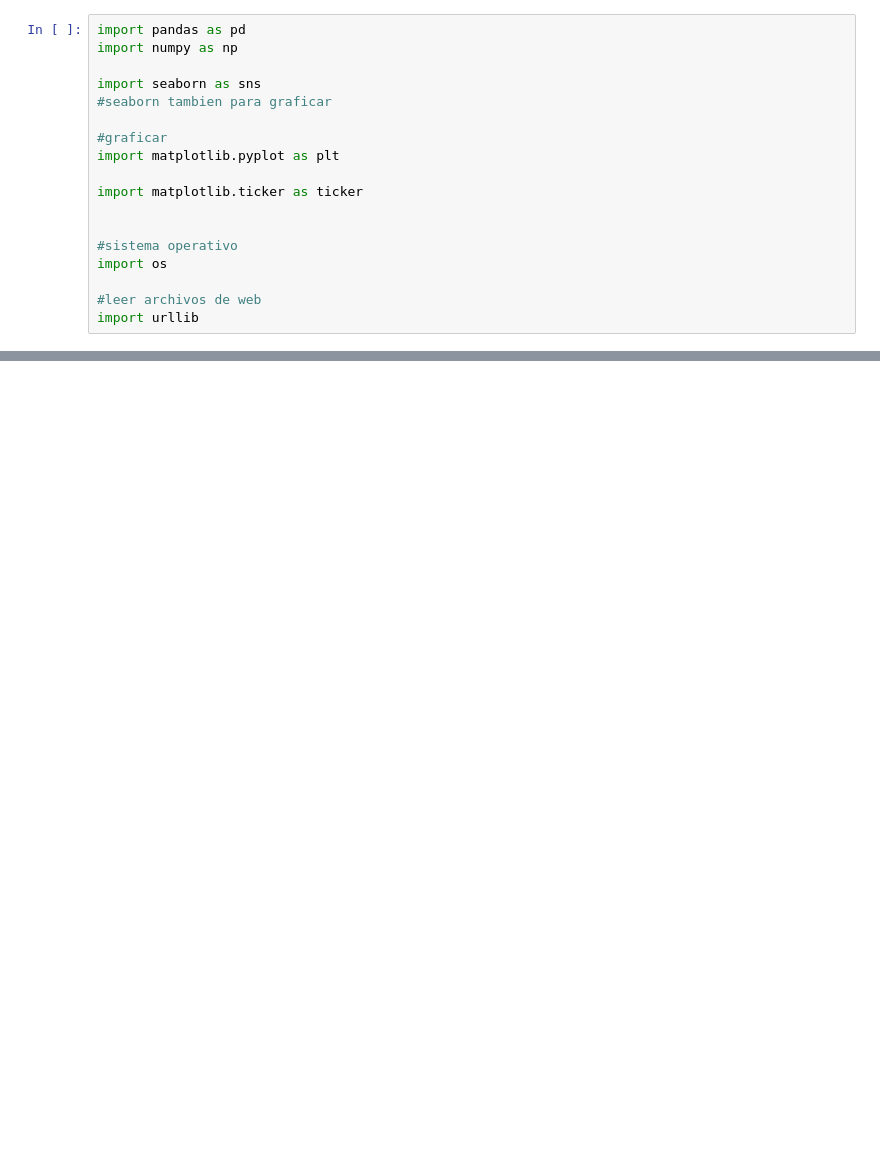
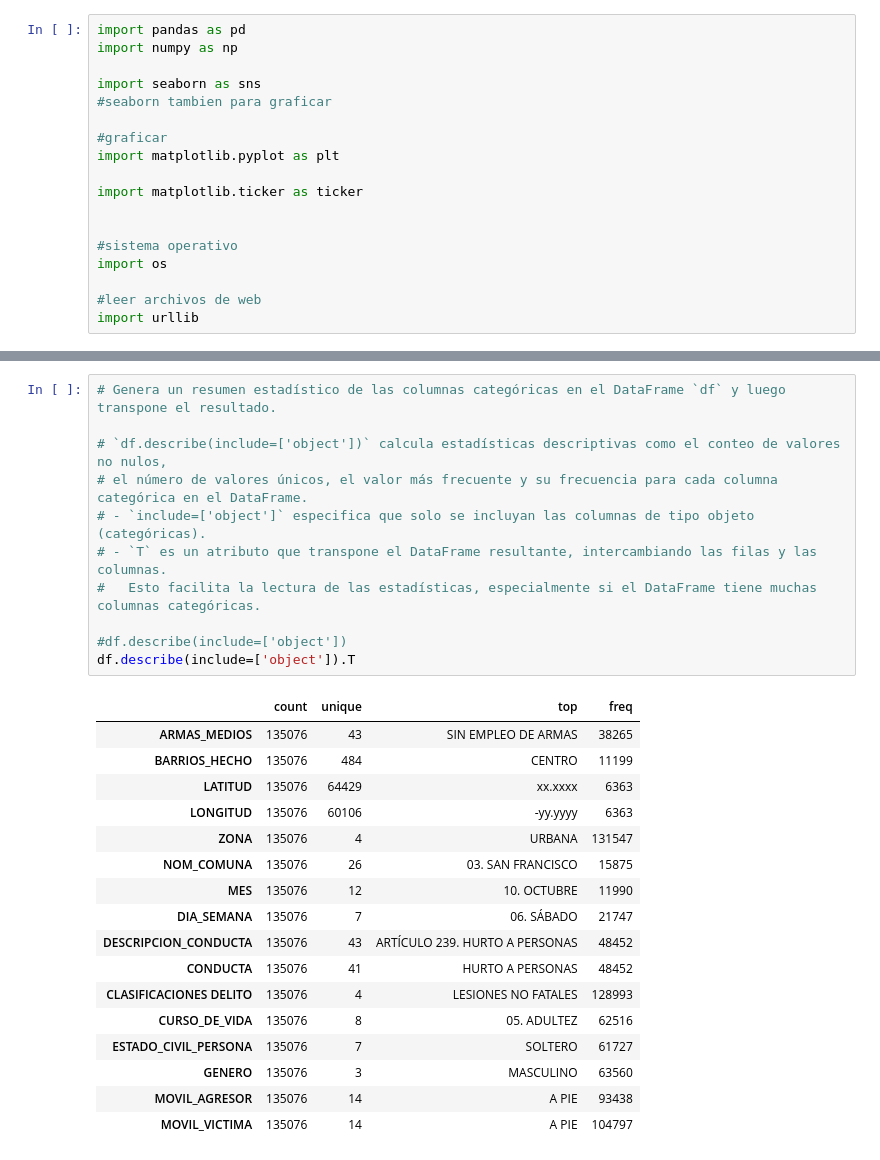
Before and after one commit to cogollo12/proyecto-IA, a Jupyter notebook: PROYECTO.ipynb, the cells around one changed output, grey strips where cells are left out. Saved outputs shown, nothing was run; the diff lists cells and outputs as text; blank space fills up the shorter version.

```diff
--- a/PROYECTO.ipynb
+++ b/PROYECTO.ipynb
@@ -83,0 +171,29 @@ df
+# %%
+# Genera un resumen estadístico de las columnas categóricas en el DataFrame `df` y luego transpone el resultado.
+
+# `df.describe(include=['object'])` calcula estadísticas descriptivas como el conteo de valores no nulos,
+# el número de valores únicos, el valor más frecuente y su frecuencia para cada columna categórica en el DataFrame.
+# - `include=['object']` especifica que solo se incluyan las columnas de tipo objeto (categóricas).
+# - `T` es un atributo que transpone el DataFrame resultante, intercambiando las filas y las columnas.
+#   Esto facilita la lectura de las estadísticas, especialmente si el DataFrame tiene muchas columnas categóricas.
+
+#df.describe(include=['object'])
+df.describe(include=['object']).T
+# %% [output]
+|  | count | unique | top | freq |
+| ARMAS_MEDIOS | 135076 | 43 | SIN EMPLEO DE ARMAS | 38265 |
+| BARRIOS_HECHO | 135076 | 484 | CENTRO | 11199 |
+| LATITUD | 135076 | 64429 | xx.xxxx | 6363 |
+| LONGITUD | 135076 | 60106 | -yy.yyyy | 6363 |
+| ZONA | 135076 | 4 | URBANA | 131547 |
+| NOM_COMUNA | 135076 | 26 | 03. SAN FRANCISCO | 15875 |
+| MES | 135076 | 12 | 10. OCTUBRE | 11990 |
+| DIA_SEMANA | 135076 | 7 | 06. SÁBADO | 21747 |
+| DESCRIPCION_CONDUCTA | 135076 | 43 | ARTÍCULO 239. HURTO A PERSONAS | 48452 |
+| CONDUCTA | 135076 | 41 | HURTO A PERSONAS | 48452 |
+| CLASIFICACIONES DELITO | 135076 | 4 | LESIONES NO FATALES | 128993 |
+| CURSO_DE_VIDA | 135076 | 8 | 05. ADULTEZ | 62516 |
+| ESTADO_CIVIL_PERSONA | 135076 | 7 | SOLTERO | 61727 |
+| GENERO | 135076 | 3 | MASCULINO | 63560 |
+| MOVIL_AGRESOR | 135076 | 14 | A PIE | 93438 |
+| MOVIL_VICTIMA | 135076 | 14 | A PIE | 104797 |
```
Also changed, not shown: parts of 10 cells of this notebook.
